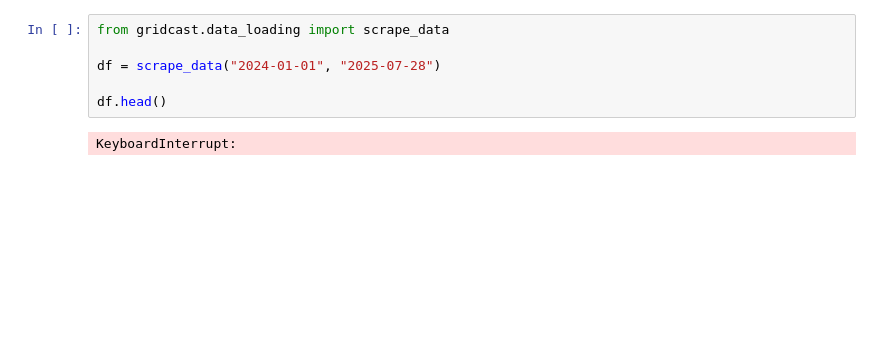
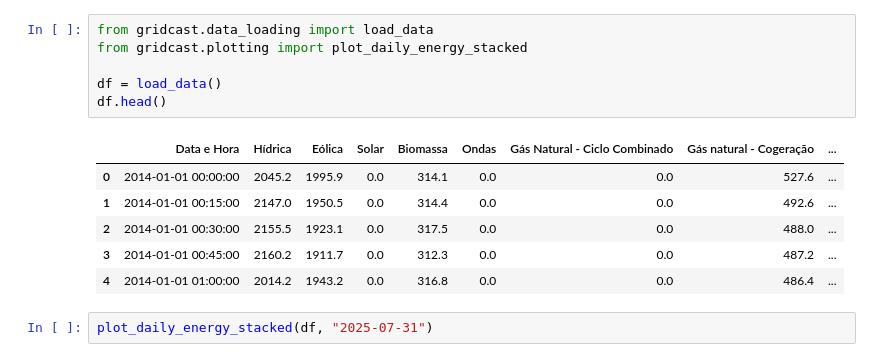
Before and after one commit to francisco3511/gridcast, a Jupyter notebook: notebooks/01-exploration.ipynb, the cells around one changed output. Saved outputs shown, nothing was run; the diff lists cells and outputs as text; blank space fills up the shorter version.

Commit message:
Add plots for consumption and production daily analysis.

```diff
--- a/notebooks/01-exploration.ipynb
+++ b/notebooks/01-exploration.ipynb
@@ -1,8 +1,15 @@
 # %%
-from gridcast.data_loading import scrape_data
+from gridcast.data_loading import load_data
+from gridcast.plotting import plot_daily_energy_stacked
 
-df = scrape_data("2024-01-01", "2025-07-28")
-
+df = load_data()
 df.head()
 # %% [output]
-KeyboardInterrupt:
+|  | Data e Hora | Hídrica | Eólica | Solar | Biomassa | Ondas | Gás Natural - Ciclo Combinado | Gás natural - Cogeração | ... |
+| 0 | 2014-01-01 00:00:00 | 2045.2 | 1995.9 | 0.0 | 314.1 | 0.0 | 0.0 | 527.6 | ... |
+| 1 | 2014-01-01 00:15:00 | 2147.0 | 1950.5 | 0.0 | 314.4 | 0.0 | 0.0 | 492.6 | ... |
+| 2 | 2014-01-01 00:30:00 | 2155.5 | 1923.1 | 0.0 | 317.5 | 0.0 | 0.0 | 488.0 | ... |
+| 3 | 2014-01-01 00:45:00 | 2160.2 | 1911.7 | 0.0 | 312.3 | 0.0 | 0.0 | 487.2 | ... |
+| 4 | 2014-01-01 01:00:00 | 2014.2 | 1943.2 | 0.0 | 316.8 | 0.0 | 0.0 | 486.4 | ... |
+# %%
+plot_daily_energy_stacked(df, "2025-07-31")
```
Also changed, not shown: parts of 1 cell of this notebook, 5 other files.
